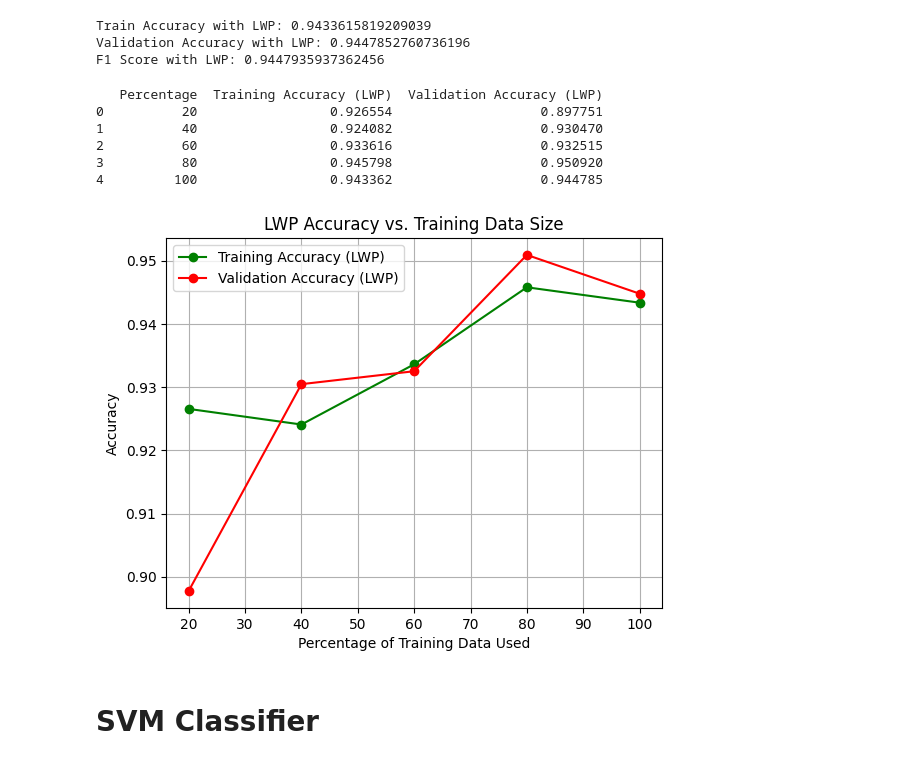
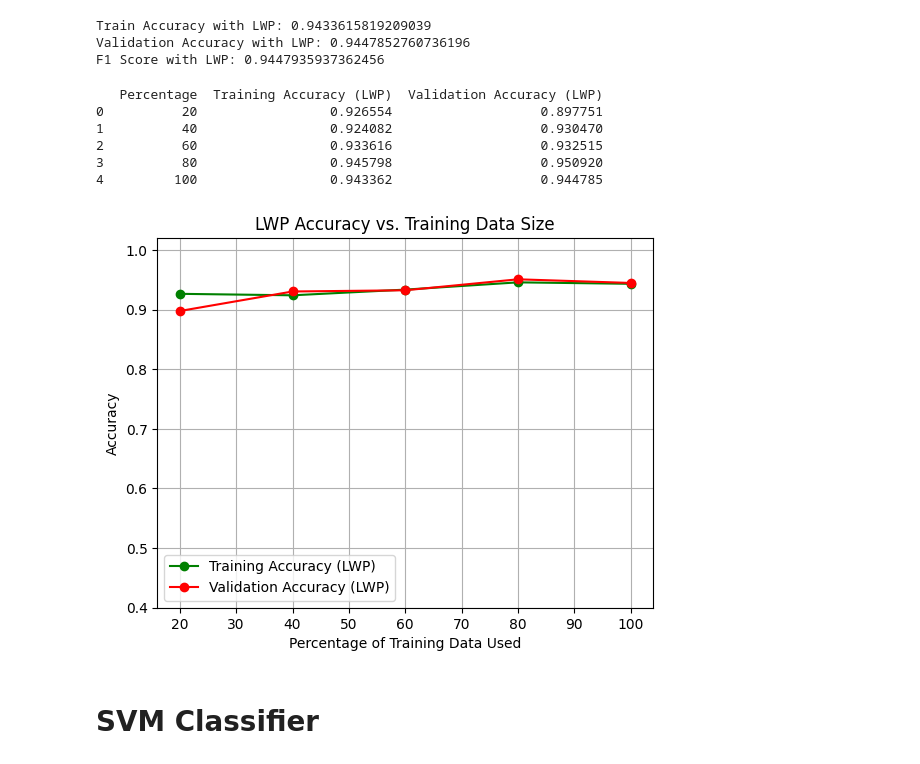
Before and after one commit to psarath22/CS771_M1, a Jupyter notebook: codes/Task2_combined_data.ipynb, the cells around one changed output. Drawn from its saved outputs; the diff is of its cells as text; code cells hidden in the pictures.

```diff
--- a/codes/Task2_combined_data.ipynb
+++ b/codes/Task2_combined_data.ipynb
@@ -507,34 +507,35 @@ lwp_data = {
     "Validation Accuracy (LWP)": valid_accuracies_lwp
 }
 
 lwp_accuracy_df = pd.DataFrame(lwp_data)
 print(lwp_accuracy_df)
 
 # Plot the accuracies for LWP with different percentages of training data
 plt.plot([int(p * 100) for p in train_percentages], train_accuracies_lwp, label='Training Accuracy (LWP)', color='green', marker='o')
 plt.plot([int(p * 100) for p in train_percentages], valid_accuracies_lwp, label='Validation Accuracy (LWP)', color='red', marker='o')
 
 # Add labels and title
+plt.ylim(0.4, 1.02)
 plt.xlabel('Percentage of Training Data Used')
 plt.ylabel('Accuracy')
 plt.title('LWP Accuracy vs. Training Data Size')
 
 # Display legend
 plt.legend()
 
 # Add grid for better readability
 plt.grid(True)
 
 # Show the plot
 plt.show()
 # %% [output]
    Percentage  Training Accuracy (LWP)  Validation Accuracy (LWP)
 0          20                 0.926554                   0.897751
 1          40                 0.924082                   0.930470
 2          60                 0.933616                   0.932515
 3          80                 0.945798                   0.950920
 4         100                 0.943362                   0.944785
-[figure, old version]
+[figure, new version]
 # %% [markdown]
 # **SVM Classifier**
 # %%
```
Also changed, not shown: parts of 3 cells of this notebook, 1 other file.
